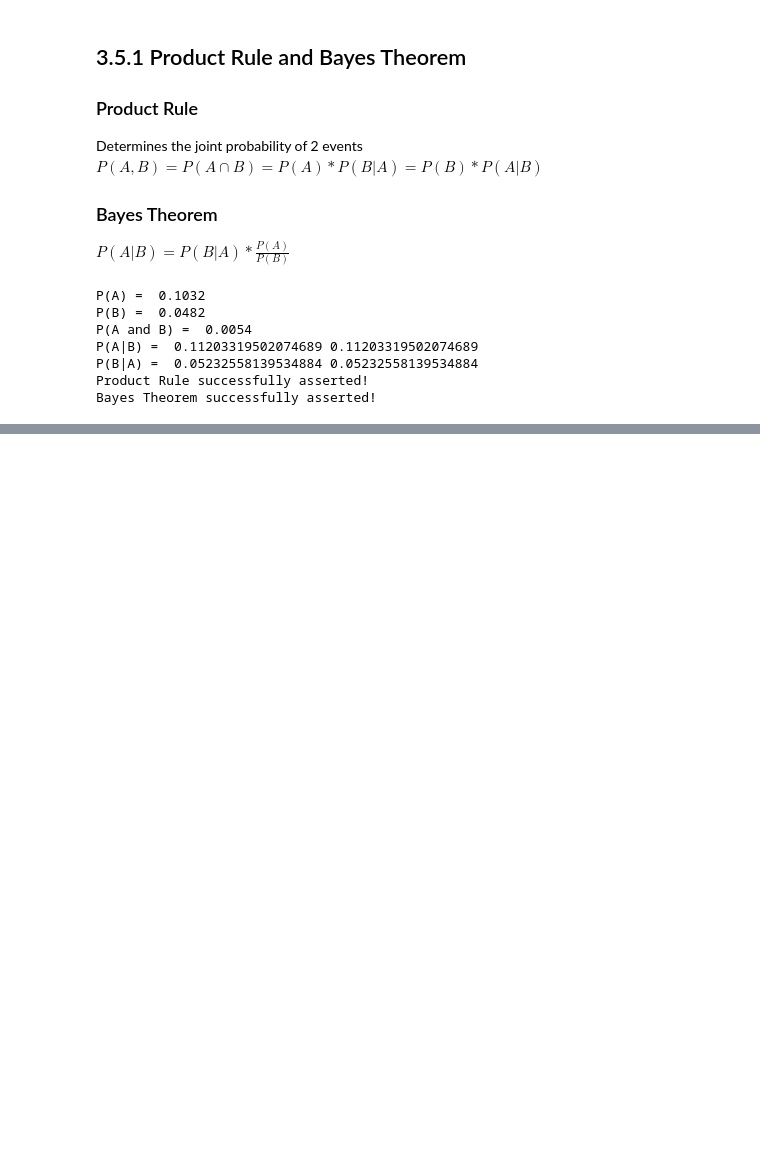
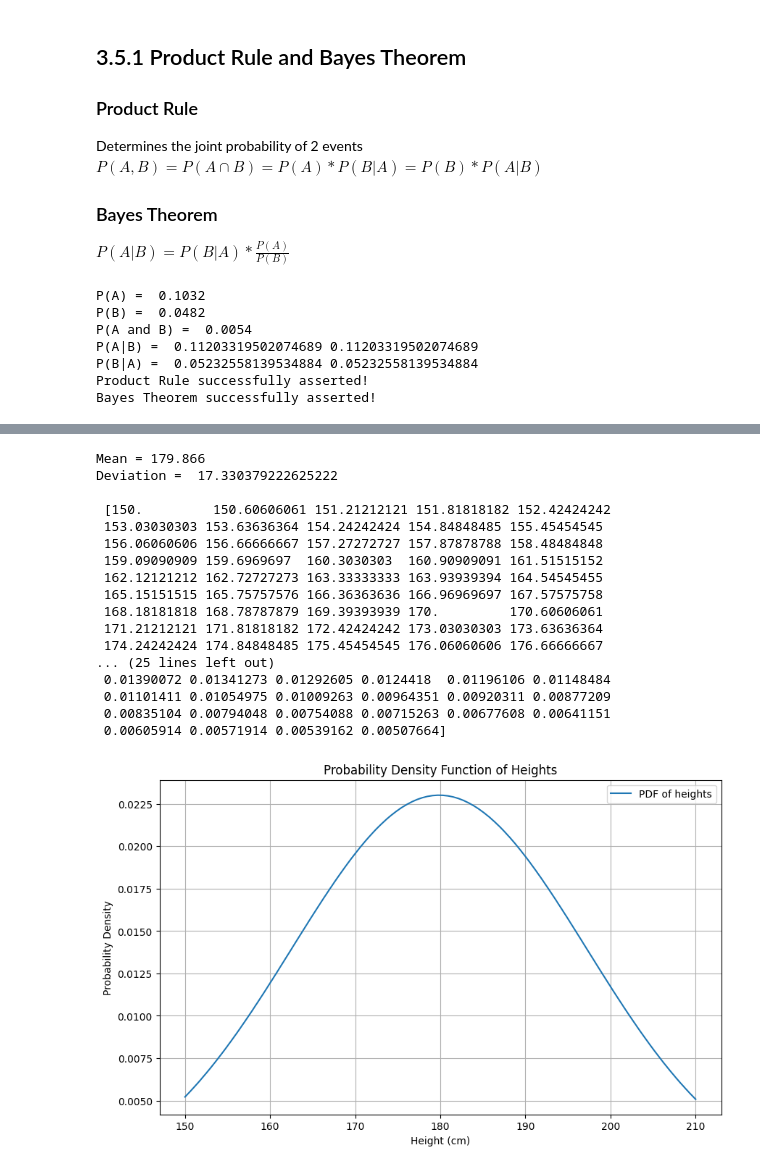
Before and after one commit to JFelixSB/Masters_Big_Data_Data_Analytics, a Jupyter notebook: module3.ipynb, the cells around one changed output, grey strips where cells are left out. Saved outputs shown, nothing was run; the diff lists cells and outputs as text; code cells hidden in the pictures; blank space fills up the shorter version.

```diff
--- a/module3.ipynb
+++ b/module3.ipynb
@@ -367,0 +410,46 @@ Bayes Theorem successfully asserted!
+# %%
+# Heights in cm
+heights = [random.randint(150,210) for _ in range(1000)]
+
+mean, deviation = np.mean(heights), np.std(heights)
+print('Mean =',mean, '\nDeviation = ', deviation)
+
+# Create a range to evaluate the range of height values for the PDF
+values = np.linspace(min(heights), max(heights), 100)
+print('\n', values)
+
+# Evaluate PDF in the given values
+densities = norm.pdf(values, mean, deviation)
+print('\n', densities)
+
+# Create PDF graph
+plt.figure(figsize=(10,6))
+plt.plot(values, densities, label='PDF of heights')
+
+# Add graph details
+plt.title('Probability Density Function of Heights')
+plt.xlabel('Height (cm)')
+plt.ylabel('Probability Density')
+plt.legend()
+plt.grid(True)
+
+plt.show()
+# %% [output]
+Mean = 179.866
+Deviation =  17.330379222625222
+
+ [150.         150.60606061 151.21212121 151.81818182 152.42424242
+ 153.03030303 153.63636364 154.24242424 154.84848485 155.45454545
+ 156.06060606 156.66666667 157.27272727 157.87878788 158.48484848
+ 159.09090909 159.6969697  160.3030303  160.90909091 161.51515152
+ 162.12121212 162.72727273 163.33333333 163.93939394 164.54545455
+ 165.15151515 165.75757576 166.36363636 166.96969697 167.57575758
+ 168.18181818 168.78787879 169.39393939 170.         170.60606061
+ 171.21212121 171.81818182 172.42424242 173.03030303 173.63636364
+ 174.24242424 174.84848485 175.45454545 176.06060606 176.66666667
+... (25 lines left out)
+ 0.01390072 0.01341273 0.01292605 0.0124418  0.01196106 0.01148484
+ 0.01101411 0.01054975 0.01009263 0.00964351 0.00920311 0.00877209
+ 0.00835104 0.00794048 0.00754088 0.00715263 0.00677608 0.00641151
+ 0.00605914 0.00571914 0.00539162 0.00507664]
+[figure, added]
```
Also changed, not shown: parts of 6 cells of this notebook.
